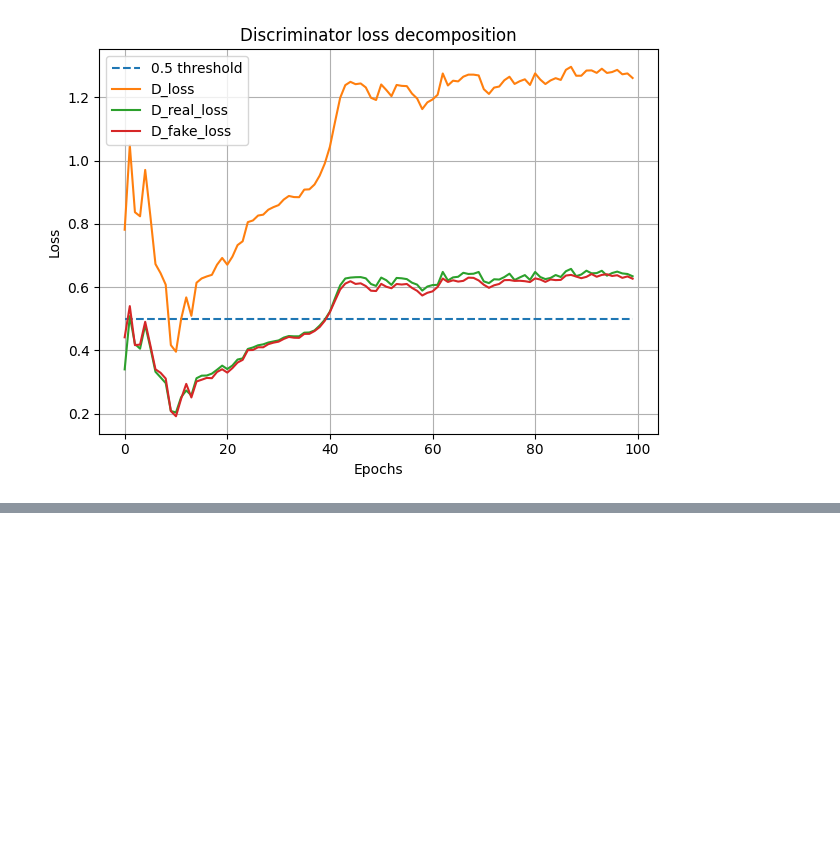
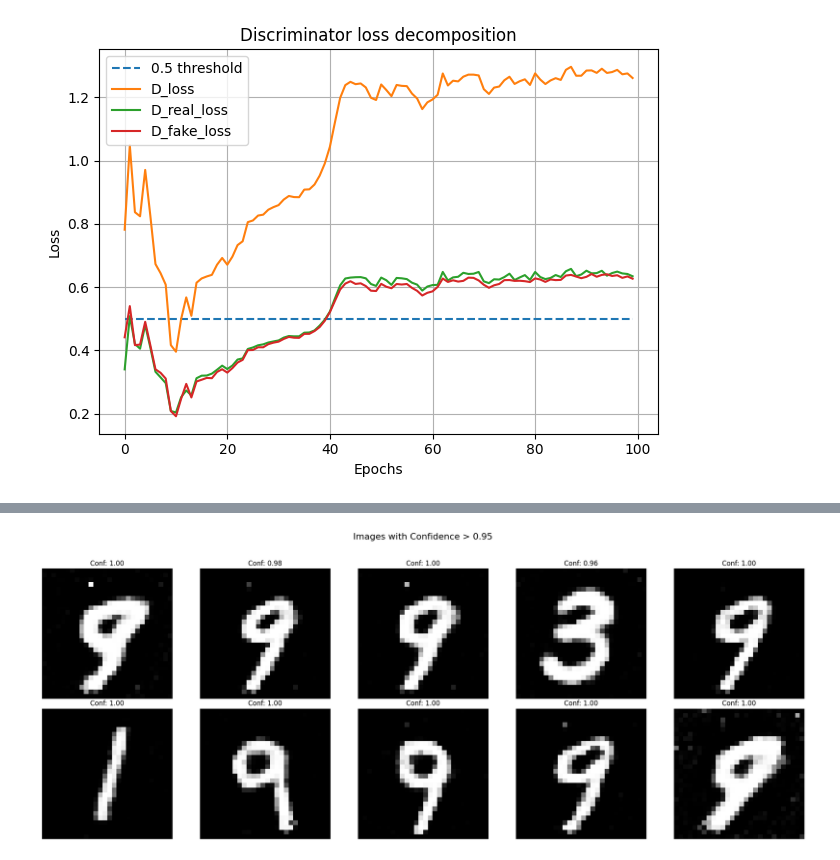
Before and after one commit to metlouf/playing_with_gans, a Jupyter notebook: test.ipynb, the cells around one changed output, grey strips where cells are left out. Cells and saved outputs as stored; diff of their text form; code cells hidden in the pictures; blank space fills up the shorter version.

```diff
--- a/test.ipynb
+++ b/test.ipynb
@@ -150,6 +145,6 @@ torch.Size([10000, 1, 28, 28])
 # %%
 #### For Adam Optimizer ########
-img = make_image(G = G, D= D, batchsize = n_samples, N_update= 15, ot=True, mode='dot', k=1, lr=0.1, optmode='adam', show=True)
+img = make_image(G = G, D= D, batchsize = n_samples, N_update= 6, ot=True, mode='dot', k=1, lr=0.01, optmode='adam', show=True)
 os.makedirs("samples/fake_samples", exist_ok=True)
 for k in range(img.shape[0]):
     torchvision.utils.save_image(img[k, :, :], os.path.join('samples/fake_samples', f'{k}.png'))
@@ -183,3 +177,22 @@ torch.Size([10000, 1, 28, 28])
+# %%
+# Randomly select 10 indices from those with confidence > 0.95
+random_idx = np.random.choice(np.where(confidence > 0.7)[0], size=10, replace=False)
+
+# Create a figure with larger dimensions
+pfig, ax = plt.subplots(2, 5, figsize=(20, 8))  # Increased size for better visibility
+pfig.suptitle('Images with Confidence > 0.95', fontsize=16)  # Main title
+
+for i, idx in enumerate(random_idx):
+    ax[i // 5, i % 5].imshow(img[idx, :, :], cmap='gray')
+    ax[i // 5, i % 5].axis('off')  # Turn off axis
+
+    # Optionally, add a title for each subplot to show confidence score
+    ax[i // 5, i % 5].set_title(f'Conf: {confidence[idx]:.2f}', fontsize=12)
+
+plt.tight_layout(rect=[0, 0, 1, 0.95])  # Adjust layout to make room for the main title
+plt.show()
+# %% [output]
+[figure, added]
 # %%
 img = make_image(G = G, D= D, batchsize = n_samples, N_update=100, ot= False, mode='dot', k=1, lr=0.05, optmode='adam')
 os.makedirs("samples/fake_samples", exist_ok=True)
```
Also changed, not shown: parts of 5 cells of this notebook, 3 other files.
